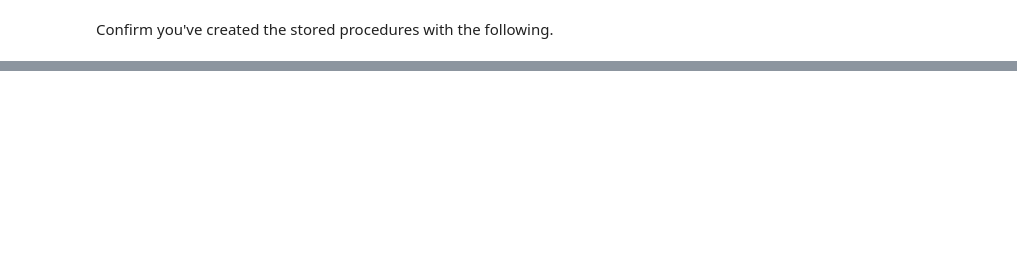
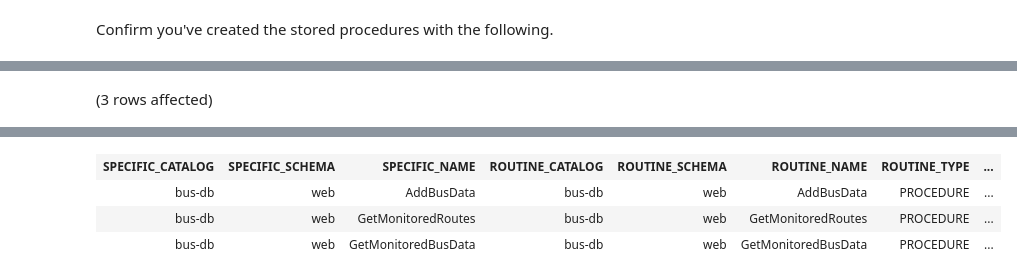
Before and after one commit to Azure-Samples/serverless-full-stack-apps-azure-sql, a Jupyter notebook: database/notebooks/02-json-geospatial-sql-db.ipynb, the cells around one changed output, grey strips where cells are left out. Drawn from its saved outputs; the diff is of its cells as text; code cells hidden in the pictures; blank space fills up the shorter version.

```diff
--- a/database/notebooks/02-json-geospatial-sql-db.ipynb
+++ b/database/notebooks/02-json-geospatial-sql-db.ipynb
@@ -416,0 +403,4 @@ Total execution time: 00:00:00.112
+# %%
+SELECT * FROM INFORMATION_SCHEMA.ROUTINES WHERE ROUTINE_SCHEMA = 'web'
+# %% [output]
+(3 rows affected)
@@ -416,0 +408,4 @@ Total execution time: 00:00:00.112
+| SPECIFIC_CATALOG | SPECIFIC_SCHEMA | SPECIFIC_NAME | ROUTINE_CATALOG | ROUTINE_SCHEMA | ROUTINE_NAME | ROUTINE_TYPE | ... |
+| bus-db | web | AddBusData | bus-db | web | AddBusData | PROCEDURE | ... |
+| bus-db | web | GetMonitoredRoutes | bus-db | web | GetMonitoredRoutes | PROCEDURE | ... |
+| bus-db | web | GetMonitoredBusData | bus-db | web | GetMonitoredBusData | PROCEDURE | ... |
```
Also changed, not shown: parts of 9 cells of this notebook.
